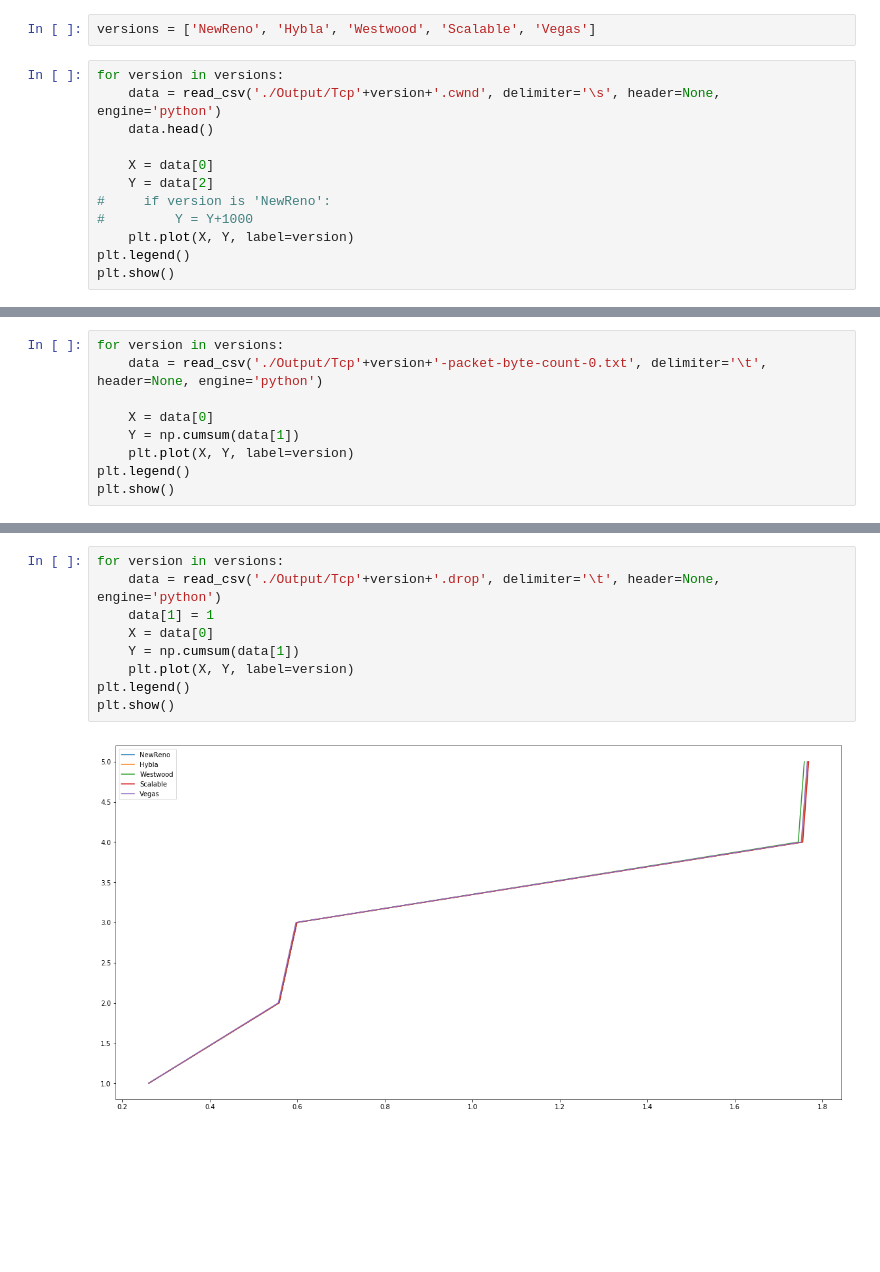
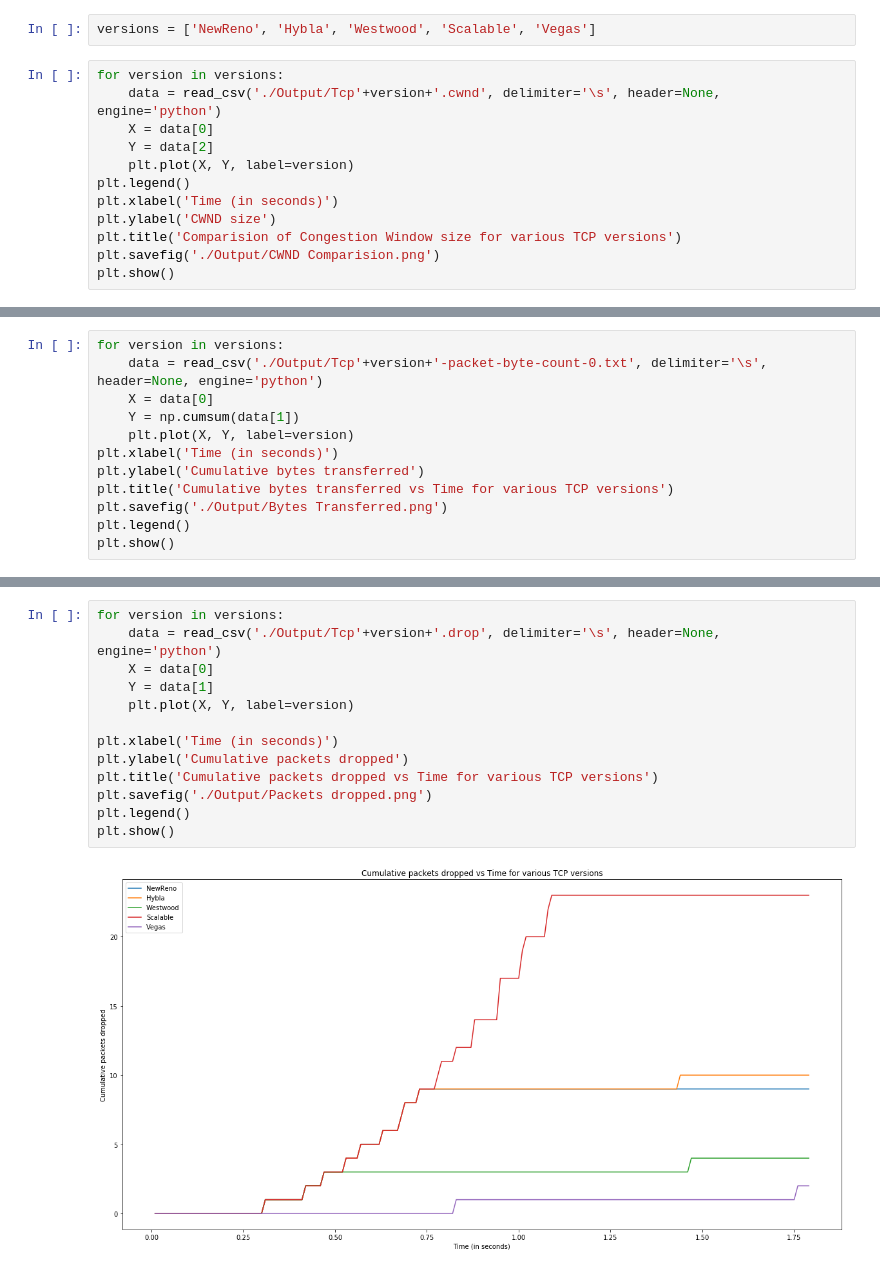
Before and after one commit to deepakgouda/CS349-NS3, a Jupyter notebook: script.ipynb, the cells around one changed output, grey strips where cells are left out. Cells and saved outputs as stored; diff of their text form; blank space fills up the shorter version.

Commit message:
Packets dropped done. Documentation added.

```diff
--- a/script.ipynb
+++ b/script.ipynb
@@ -9,13 +12,13 @@ versions = ['NewReno', 'Hybla', 'Westwood', 'Scalable', 'Vegas']
 # %%
 for version in versions:
     data = read_csv('./Output/Tcp'+version+'.cwnd', delimiter='\s', header=None, engine='python')
-    data.head()
-
     X = data[0]
     Y = data[2]
-#     if version is 'NewReno':
-#         Y = Y+1000
     plt.plot(X, Y, label=version)
 plt.legend()
+plt.xlabel('Time (in seconds)')
+plt.ylabel('CWND size')
+plt.title('Comparision of Congestion Window size for various TCP versions')
+plt.savefig('./Output/CWND Comparision.png')
 plt.show()
 # %% [output]
@@ -23,10 +26,13 @@ plt.show()
 # %%
 for version in versions:
-    data = read_csv('./Output/Tcp'+version+'-packet-byte-count-0.txt', delimiter='\t', header=None, engine='python')
-
+    data = read_csv('./Output/Tcp'+version+'-packet-byte-count-0.txt', delimiter='\s', header=None, engine='python')
     X = data[0]
     Y = np.cumsum(data[1])
     plt.plot(X, Y, label=version)
+plt.xlabel('Time (in seconds)')
+plt.ylabel('Cumulative bytes transferred')
+plt.title('Cumulative bytes transferred vs Time for various TCP versions')
+plt.savefig('./Output/Bytes Transferred.png')
 plt.legend()
 plt.show()
 # %% [output]
@@ -45,11 +51,15 @@ plt.show()
 # %%
 for version in versions:
-    data = read_csv('./Output/Tcp'+version+'.drop', delimiter='\t', header=None, engine='python')
-    data[1] = 1
+    data = read_csv('./Output/Tcp'+version+'.drop', delimiter='\s', header=None, engine='python')
     X = data[0]
-    Y = np.cumsum(data[1])
+    Y = data[1]
     plt.plot(X, Y, label=version)
+
+plt.xlabel('Time (in seconds)')
+plt.ylabel('Cumulative packets dropped')
+plt.title('Cumulative packets dropped vs Time for various TCP versions')
+plt.savefig('./Output/Packets dropped.png')
 plt.legend()
 plt.show()
 # %% [output]
-[figure, old version]
+[figure, new version]
```
Also changed, not shown: parts of 7 cells of this notebook, 4 other files.
